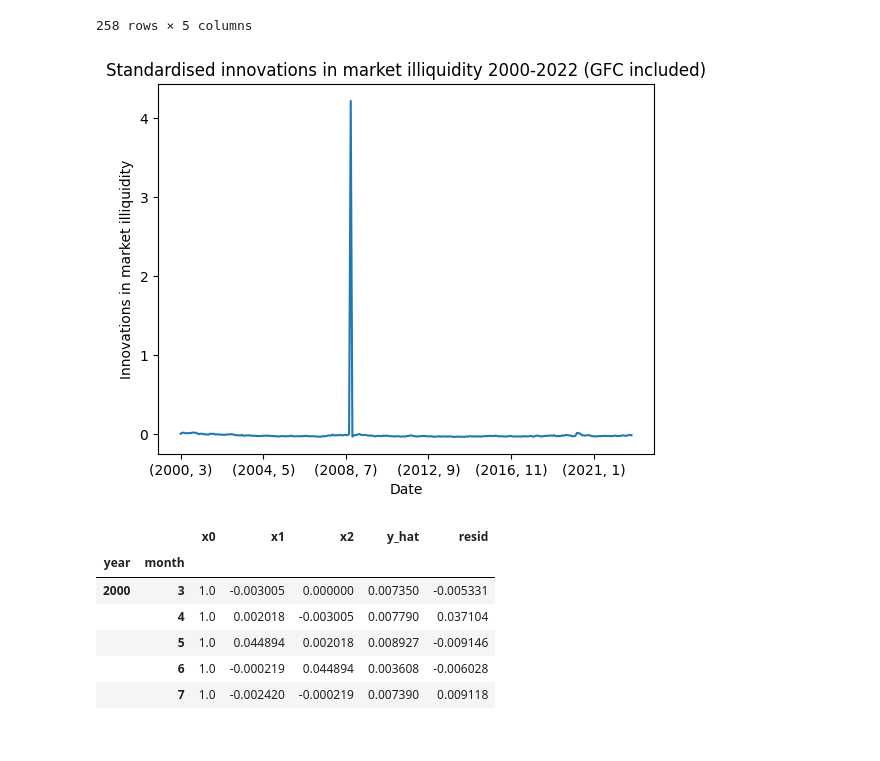
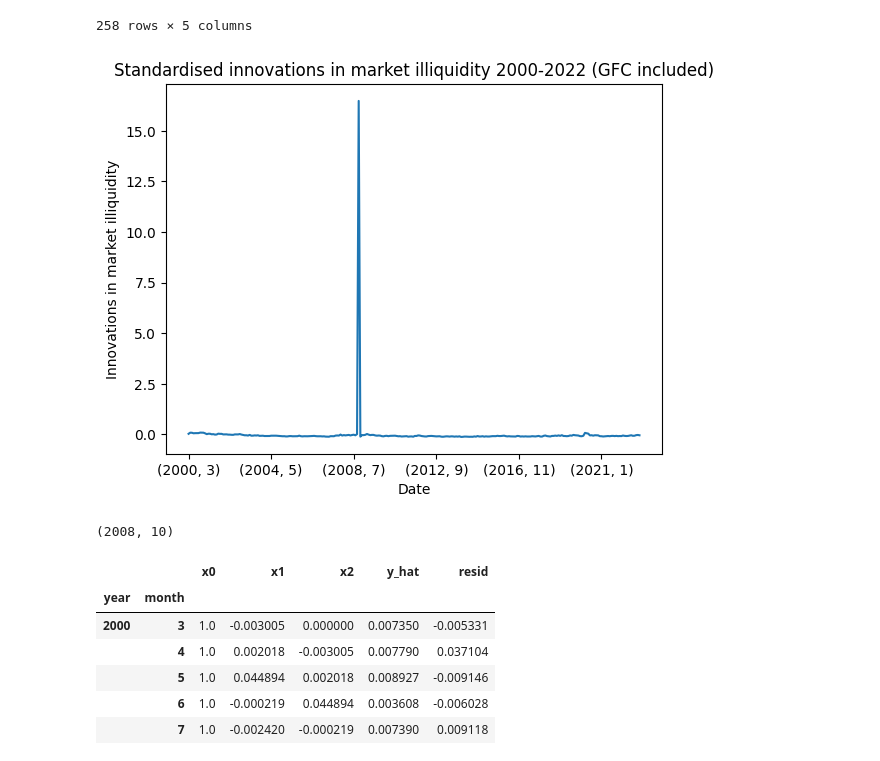
Before and after one commit to JMCG22/pm_cw, a Jupyter notebook: Data_combined_new_data.ipynb, the cells around one changed output. Cells and saved outputs as stored; diff of their text form; code cells hidden in the pictures.

```diff
--- a/Data_combined_new_data.ipynb
+++ b/Data_combined_new_data.ipynb
@@ -437,7 +437,7 @@ def residual_c(df):
     #Now estimate residuals
 
     xs['y_hat']=(xs*coefs).sum(axis=1)
-    xs['resid']=y-xs['y_hat']
+    xs['resid']=(y-xs['y_hat'])
 
     return xs
 # %%
@@ -460,14 +460,20 @@ market_regression_residual[16:]
 |  | 12 | 1.0 | 0.290746 | 0.290388 | 0.297021 | -0.010337 |
 258 rows × 5 columns
 # %%
-vals = market_regression_residual['resid'].loc[start:]
+vals = market_regression_residual['resid'].loc[start:].copy()
+sigma = vals.std()
+vals /= sigma
 vals.plot()
 plt.title('Standardised innovations in market illiquidity 2000-2022 (GFC included)')
 plt.xlabel('Date')
 plt.ylabel('Innovations in market illiquidity')
 plt.show()
 # %% [output]
-[figure, old version]
+[figure, new version]
+# %%
+vals.idxmax()
+# %% [output]
+(2008, 10)
 # %%
 def residual_returns(df):
     regression_data=df.groupby(['year','month']).sum()
```
Also changed, not shown: parts of 5 cells of this notebook.
